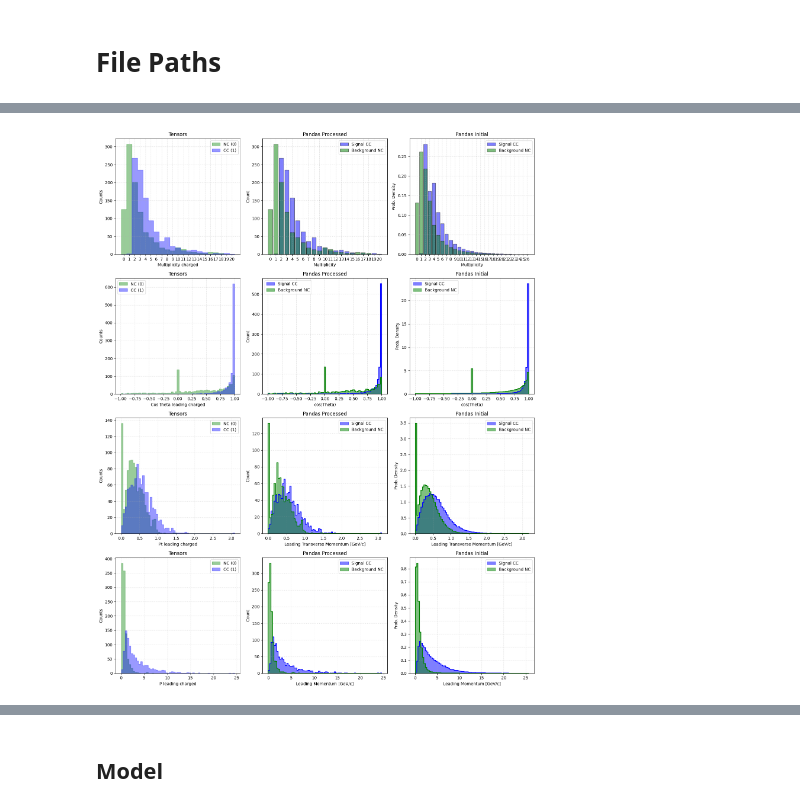
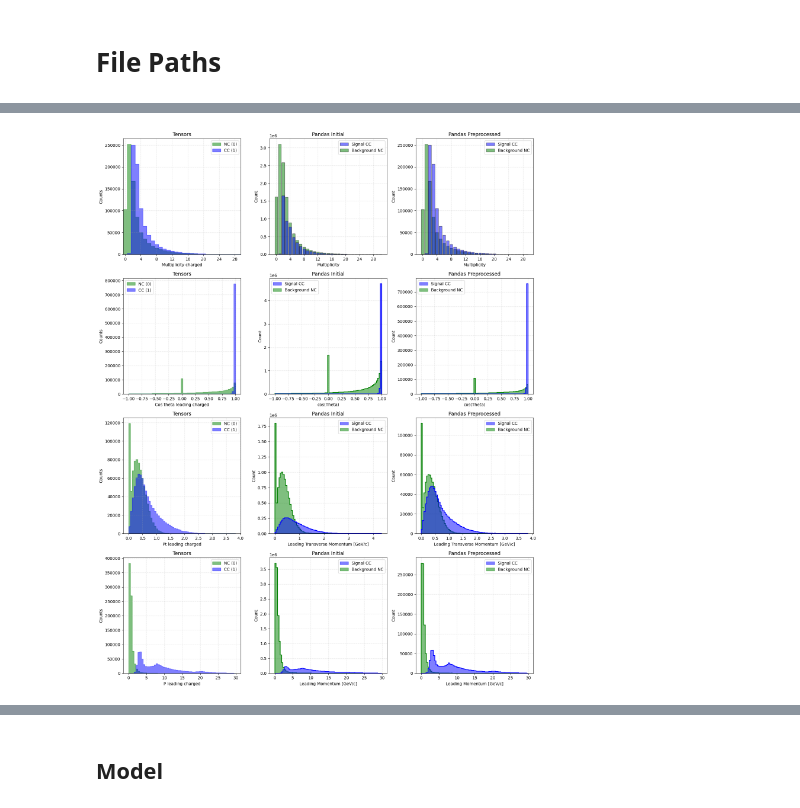
Before and after one commit to PasiekaFUW/Masters_Thesis, a Jupyter notebook: Lab/analysis/NN.ipynb, the cells around one changed output, grey strips where cells are left out. Saved outputs shown, nothing was run; the diff lists cells and outputs as text; code cells hidden in the pictures.

```diff
--- a/Lab/analysis/NN.ipynb
+++ b/Lab/analysis/NN.ipynb
@@ -66,3 +94,8 @@ This distribution of ROOT is in alpha stage. Feedback is welcome and appreciated
+# %%
+if demo:
+    FilePath_val = "/scratch1/gjedrzej/Lab/Generators/data/nu_tau_CC_NC_interactions.gtrac.root"
+    output_path_val = os.path.join(output_dir, 'data_all_tau_val.csv')
+    kg.extract_data(FilePath_val, output_path_val)
 # %% [markdown]
 # File Paths
 # %%
@@ -106,8 +288,10 @@ Name: count, dtype: int64
 import analysis.scripts.plotting_functions as pf
 importlib.reload(pf)
 
-# dfs_preprocessed = [df_pre, df_pre_CC, df_pre_NC]
-dfs_preprocessed = [None, df_pre_CC, df_pre_NC]
+df_CC = df_balanced_train[df_balanced_train['CCNC'] == 1]
+df_NC = df_balanced_train[df_balanced_train['CCNC'] == 0]
+
+dfs_preprocessed = [None, df_CC, df_NC]
 
 fig, axes = plt.subplots(6, 2, figsize=(16, 24))
 
@@ -134,7 +318,7 @@ axes[4, 1].set_xlim(0, 4)
 pf.plot_physics_single_canva(dfs_preprocessed, 'charged', feature='cos_theta_leading', ax=axes[5, 0], density=False)
 pf.plot_physics_single_canva(dfs_preprocessed, 'charged', feature='pt_leading', ax=axes[5, 1], density=False)
 
-plt.suptitle("Linear Separation counts - unbalanced", fontsize=16)
+plt.suptitle("Linear Separation counts - training set", fontsize=16)
 plt.tight_layout(rect=[0, 0.03, 1, 0.98])
 # rect=[left, bottom, right, top] in normalized 0-1 coordinates
 plt.show()
@@ -191,11 +330,11 @@ plt.show()
 import analysis.scripts.preprocess_functions as prf
 importlib.reload(prf)
 
-#the dfs need to be shuffled, later i will need to shuffle when combining samples
-df_balanced_train, df_unbalanced_val, df_unbalanced_test = prf.get_physics_informed_split(df_pre, total_train_size=2000, total_val_size=400, total_test_size=400)
+if demo:
+    batch_size=32
 
-# df_balanced_train, df_unbalanced_val, df_unbalanced_test = ml.get_physics_informed_split(df_all, total_train_size=2000, total_val_size=400)
-batch_size=32
+if not demo:
+    batch_size=128
 
 train_data = prf.tensorize_data(df_balanced_train, batch_size=batch_size)
 val_data = prf.tensorize_data(df_unbalanced_val, batch_size=batch_size)
@@ -335,43 +400,43 @@ import analysis.scripts.plotting_functions as pf
 importlib.reload(pf)
 
     # 4:  'multiplicity_charged',
     # 5:  'p_leading_charged',
     # 6:  'pt_leading_charged',
     # 7:  'cos_theta_leading_charged',
 
 fig, axes = plt.subplots(4, 3, figsize=(15, 20))
 
 pf.plot_feature_from_dataset(train_data, 4, ax=axes[0, 0])
 axes[0,0].set_title("Tensors")
 pf.plot_physics_single_canva(dfs_processed, 'charged', feature='multiplicity', ax=axes[0, 1], density=False)
-axes[0,1].set_title("Pandas Processed")
-pf.plot_physics_single_canva(dfs_preprocessed, 'charged', feature='multiplicity', ax=axes[0, 2], density=True)
-axes[0,2].set_title("Pandas Initial")
+axes[0,1].set_title("Pandas Initial")
+pf.plot_physics_single_canva(dfs_preprocessed, 'charged', feature='multiplicity', ax=axes[0, 2], density=False)
+axes[0,2].set_title("Pandas Preprocessed")
 
 pf.plot_feature_from_dataset(train_data, 7, ax=axes[1, 0])
 axes[1,0].set_title("Tensors")
 pf.plot_physics_single_canva(dfs_processed, 'charged', feature='cos_theta_leading', ax=axes[1, 1], density=False)
-axes[1,1].set_title("Pandas Processed")
-pf.plot_physics_single_canva(dfs_preprocessed, 'charged', feature='cos_theta_leading', ax=axes[1, 2], density=True)
-axes[1,2].set_title("Pandas Initial")
+axes[1,1].set_title("Pandas Initial")
+pf.plot_physics_single_canva(dfs_preprocessed, 'charged', feature='cos_theta_leading', ax=axes[1, 2], density=False)
+axes[1,2].set_title("Pandas Preprocessed")
 
 
 pf.plot_feature_from_dataset(train_data, 6, ax=axes[2, 0])
 axes[2,0].set_title("Tensors")
 pf.plot_physics_single_canva(dfs_processed, 'charged', feature='pt_leading', ax=axes[2, 1], density=False)
-axes[2,1].set_title("Pandas Processed")
-pf.plot_physics_single_canva(dfs_preprocessed, 'charged', feature='pt_leading', ax=axes[2, 2], density=True)
-axes[2,2].set_title("Pandas Initial")
+axes[2,1].set_title("Pandas Initial")
+pf.plot_physics_single_canva(dfs_preprocessed, 'charged', feature='pt_leading', ax=axes[2, 2], density=False)
+axes[2,2].set_title("Pandas Preprocessed")
 
 pf.plot_feature_from_dataset(train_data, 5, ax=axes[3, 0]) # Neutral Leading p
 axes[3,0].set_title("Tensors")
 pf.plot_physics_single_canva(dfs_processed, 'charged', feature='p_leading', ax=axes[3, 1], density=False)
-axes[3,1].set_title("Pandas Processed")
-pf.plot_physics_single_canva(dfs_preprocessed, 'charged', feature='p_leading', ax=axes[3, 2], density=True)
-axes[3,2].set_title("Pandas Initial")
+axes[3,1].set_title("Pandas Initial")
+pf.plot_physics_single_canva(dfs_preprocessed, 'charged', feature='p_leading', ax=axes[3, 2], density=False)
+axes[3,2].set_title("Pandas Preprocessed")
 
 plt.tight_layout(rect=[0, 0.03, 1, 0.98])
 # rect=[left, bottom, right, top] in normalized 0-1 coordinates
 plt.show()
 # %% [output]
-[figure, old version]
+[figure, new version]
```
Also changed, not shown: parts of 44 cells of this notebook, 15 other files.
